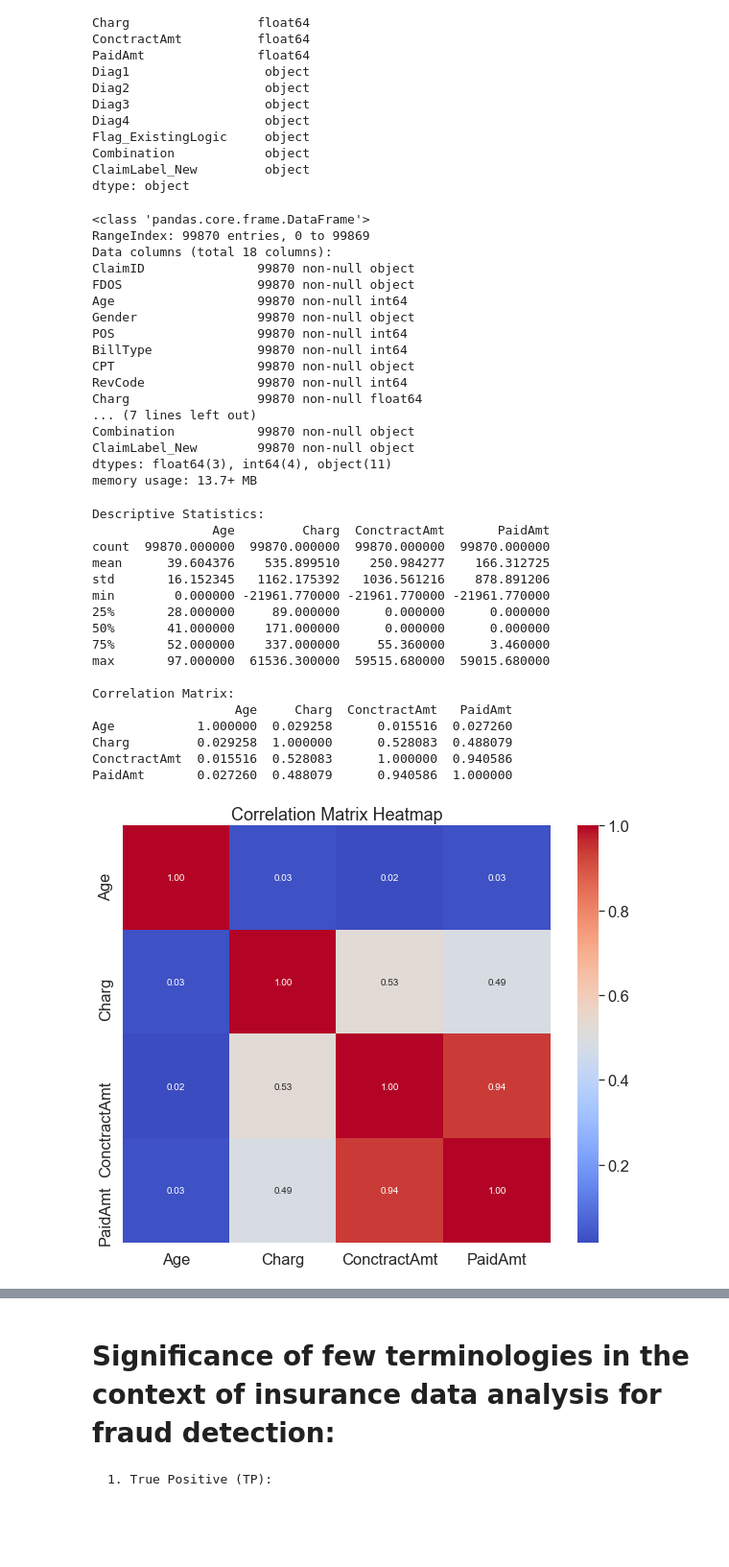
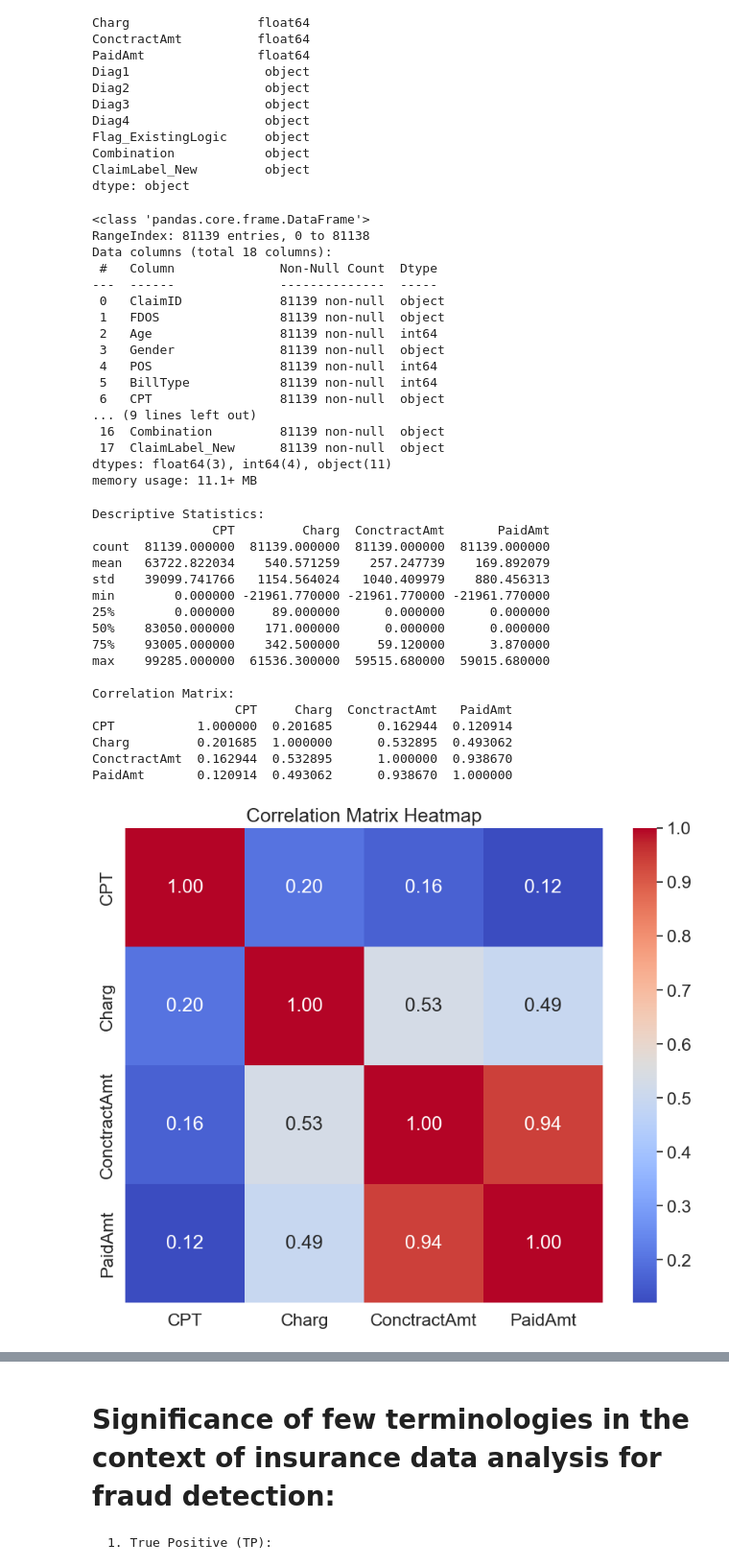
Before and after one commit to soumyapati7/DissertationSoumya, a Jupyter notebook: TacklingFWA - V3.ipynb, the cells around one changed output, grey strips where cells are left out. Shown at 96% size. Saved outputs shown, nothing was run; the diff lists cells and outputs as text; code cells hidden in the pictures; blank space fills up the shorter version.

```diff
--- a/TacklingFWA - V3.ipynb
+++ b/TacklingFWA - V3.ipynb
@@ -19,4 +19,6 @@ from pylab import rcParams
 sns.set(style='whitegrid', palette='muted', font_scale=1.5)
 rcParams['figure.figsize'] = 14, 8
 RANDOM_SEED = 42
+# %%
+RawData=pd.read_csv("C:/Users/spati/Documents/FraudAnalysisDataV5.csv")
 # %%
@@ -24,5 +26,3 @@ RANDOM_SEED = 42
-# %%
-RawData=pd.read_csv("C:/Users/spati/Documents/FraudAnalysisDataV3.csv")
 # %%
 ## Lets Check Shape of datasets
 
@@ -86,22 +86,22 @@ dtype: object
 RawData.info()
 # %% [output]
 <class 'pandas.core.frame.DataFrame'>
-RangeIndex: 99870 entries, 0 to 99869
+RangeIndex: 81139 entries, 0 to 81138
 Data columns (total 18 columns):
-ClaimID               99870 non-null object
-FDOS                  99870 non-null object
-Age                   99870 non-null int64
-Gender                99870 non-null object
-POS                   99870 non-null int64
-BillType              99870 non-null int64
-CPT                   99870 non-null object
-RevCode               99870 non-null int64
-Charg                 99870 non-null float64
-... (7 lines left out)
-Combination           99870 non-null object
-ClaimLabel_New        99870 non-null object
+ #   Column              Non-Null Count  Dtype
+---  ------              --------------  -----
+ 0   ClaimID             81139 non-null  object
+ 1   FDOS                81139 non-null  object
+ 2   Age                 81139 non-null  int64
+ 3   Gender              81139 non-null  object
+ 4   POS                 81139 non-null  int64
+ 5   BillType            81139 non-null  int64
+ 6   CPT                 81139 non-null  object
+... (9 lines left out)
+ 16  Combination         81139 non-null  object
+ 17  ClaimLabel_New      81139 non-null  object
 dtypes: float64(3), int64(4), object(11)
-memory usage: 13.7+ MB
+memory usage: 11.1+ MB
 # %%
 import pandas as pd
 import seaborn as sns
@@ -109,55 +109,65 @@ import matplotlib.pyplot as plt
 
 # Assuming 'RawData' is your DataFrame
 # List of columns to exclude
-exclude_columns = ['RevCode', 'POS', 'BillType']
+exclude_columns = ['ClaimID','FDOS','Age','Gender','RevCode', 'POS', 'BillType','Diag1','Diag2','Diag3','Diag4','Flag_ExistingLogic',
+                  'Combination','ClaimLabel_New']
 
 # Create a new DataFrame excluding the specified columns
 filtered_data = RawData.drop(columns=exclude_columns)
+
+# Convert all columns to numeric, coercing non-numeric values to NaN
+for col in filtered_data.columns:
+    filtered_data[col] = pd.to_numeric(filtered_data[col], errors='coerce')
+
+# Fill NaN values with a suitable value (e.g., 0 or the column mean)
+# Here, we fill with 0
+filtered_data = filtered_data.fillna(0)
+
 
 # Generate Descriptive Statistics Table
 descriptive_stats = filtered_data.describe()
 
 # Display Descriptive Statistics Table
 print("Descriptive Statistics:")
 print(descriptive_stats)
 
 # Save the descriptive statistics to a CSV file
 descriptive_stats.to_csv('descriptive_statistics.csv')
 
 # Generate Correlation Matrix
 correlation_matrix = filtered_data.corr()
 
 # Display Correlation Matrix
 print("\nCorrelation Matrix:")
 print(correlation_matrix)
 
 # Save the correlation matrix to a CSV file
 correlation_matrix.to_csv('correlation_matrix.csv')
 
 # Visualize the Correlation Matrix using a heatmap
 plt.figure(figsize=(10, 8))
 sns.heatmap(correlation_matrix, annot=True, fmt='.2f', cmap='coolwarm')
 plt.title('Correlation Matrix Heatmap')
 plt.show()
 # %% [output]
 Descriptive Statistics:
-                Age         Charg  ConctractAmt       PaidAmt
-count  99870.000000  99870.000000  99870.000000  99870.000000
-mean      39.604376    535.899510    250.984277    166.312725
-std       16.152345   1162.175392   1036.561216    878.891206
+                CPT         Charg  ConctractAmt       PaidAmt
+count  81139.000000  81139.000000  81139.000000  81139.000000
+mean   63722.822034    540.571259    257.247739    169.892079
+std    39099.741766   1154.564024   1040.409979    880.456313
 min        0.000000 -21961.770000 -21961.770000 -21961.770000
-25%       28.000000     89.000000      0.000000      0.000000
-50%       41.000000    171.000000      0.000000      0.000000
-75%       52.000000    337.000000     55.360000      3.460000
-max       97.000000  61536.300000  59515.680000  59015.680000
+25%        0.000000     89.000000      0.000000      0.000000
+50%    83050.000000    171.000000      0.000000      0.000000
+75%    93005.000000    342.500000     59.120000      3.870000
+max    99285.000000  61536.300000  59515.680000  59015.680000
 
 Correlation Matrix:
-                   Age     Charg  ConctractAmt   PaidAmt
-Age           1.000000  0.029258      0.015516  0.027260
-Charg         0.029258  1.000000      0.528083  0.488079
-ConctractAmt  0.015516  0.528083      1.000000  0.940586
-PaidAmt       0.027260  0.488079      0.940586  1.000000
+                   CPT     Charg  ConctractAmt   PaidAmt
+CPT           1.000000  0.201685      0.162944  0.120914
+Charg         0.201685  1.000000      0.532895  0.493062
+ConctractAmt  0.162944  0.532895      1.000000  0.938670
+PaidAmt       0.120914  0.493062      0.938670  1.000000
-[figure, old version]
+[figure, new version]
 # %%
 filtered_data = RawData[RawData['Flag_ExistingLogic'] != 'NULL']
 grouped_data = filtered_data.groupby(['Diag1', 'Flag_ExistingLogic']).agg({'PaidAmt': ['count', 'sum']})
```
Also changed, not shown: parts of 14 cells of this notebook.
